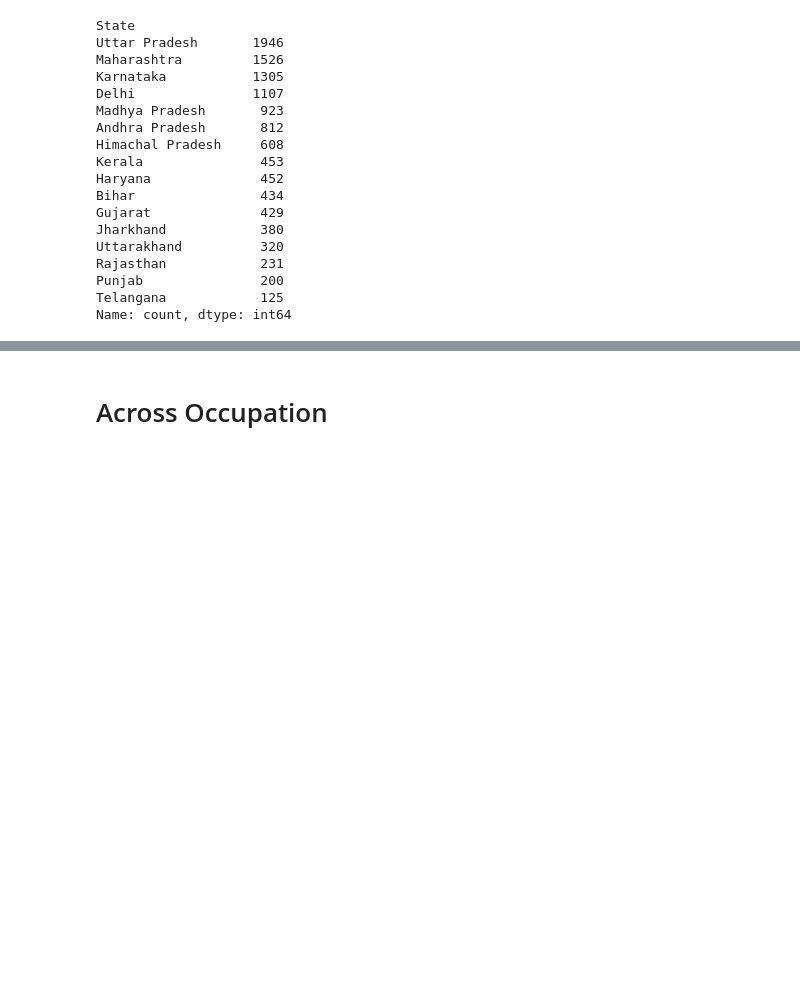
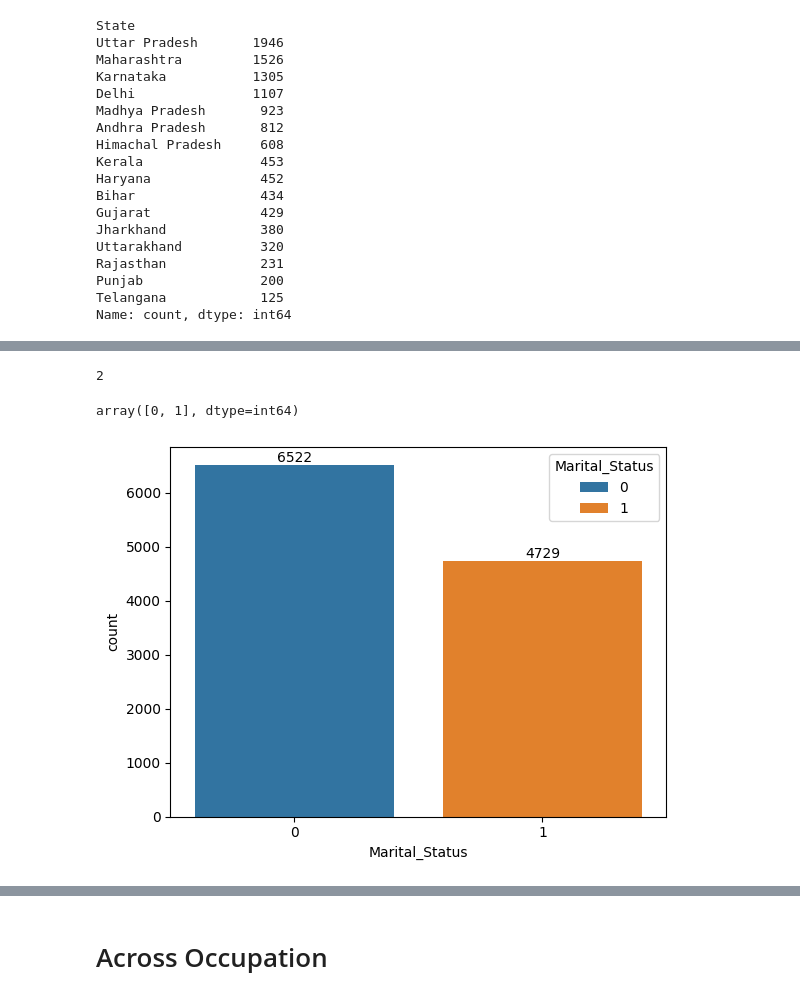
Before and after one commit to RayirthSoni/EDA-Practise, a Jupyter notebook: Code/analysis.ipynb, the cells around one changed output, grey strips where cells are left out. Saved outputs shown, nothing was run; the diff lists cells and outputs as text; code cells hidden in the pictures; blank space fills up the shorter version.

```diff
--- a/Code/analysis.ipynb
+++ b/Code/analysis.ipynb
@@ -264,0 +296,13 @@ plt.show();
+# %%
+df['Marital_Status'].nunique()
+df['Marital_Status'].unique()
+# %% [output]
+2
+array([0, 1], dtype=int64)
+# %%
+ax = sns.countplot(data=df,x='Marital_Status',hue='Marital_Status')
+for container in ax.containers:
+    ax.bar_label(container)
+plt.show();
+# %% [output]
+[figure, added]
```
Also changed, not shown: parts of 7 cells of this notebook.
